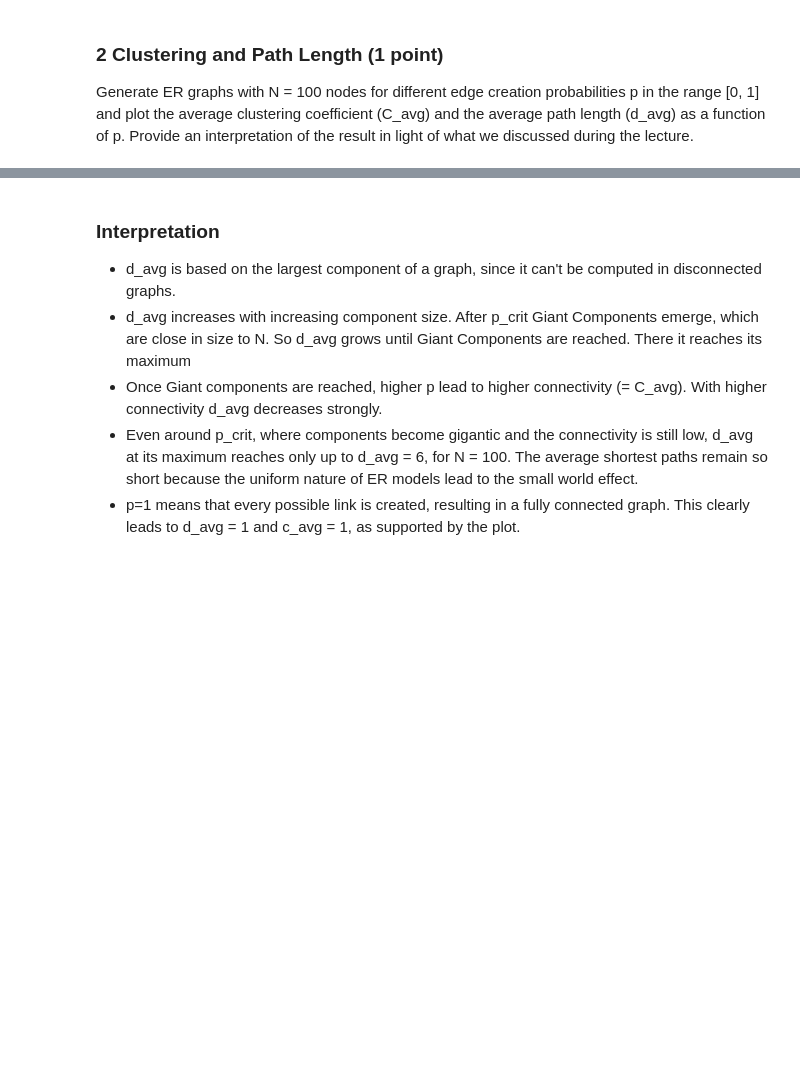
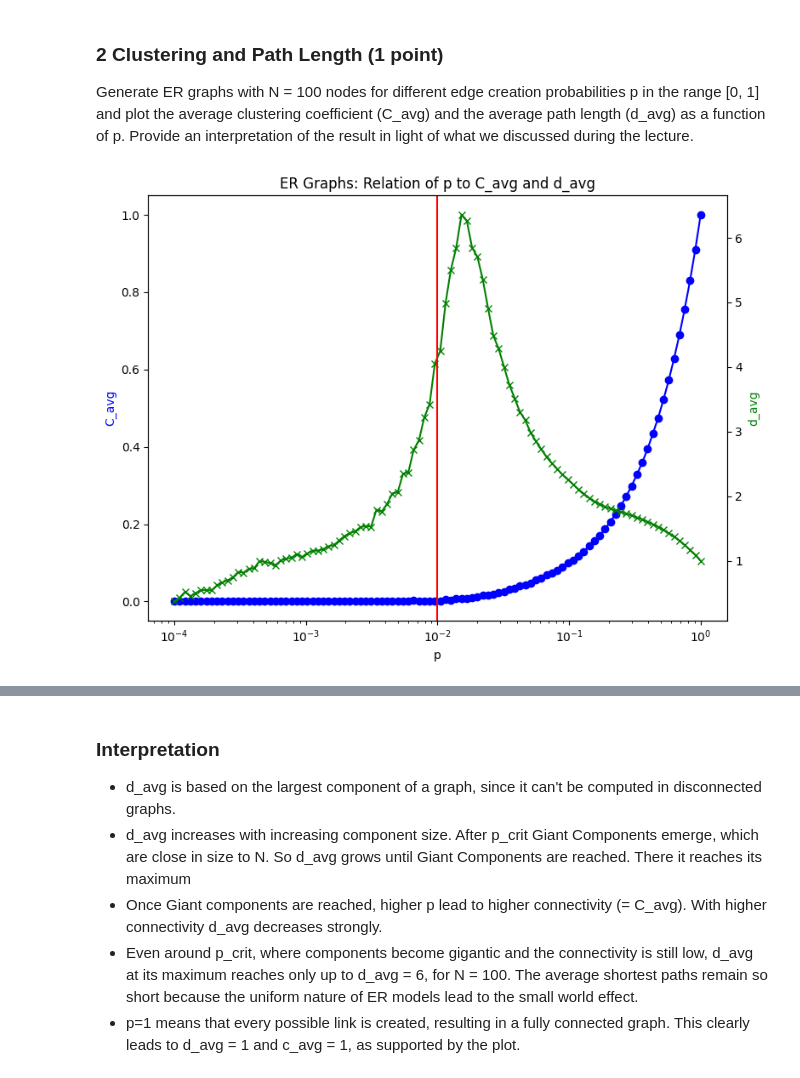
Before and after one commit to liamti5/UZH-Network-Science, a Jupyter notebook: a4/assignment4_Liam_Tessendorf_Maximilian_von_Willich.ipynb, the cells around one changed output, grey strips where cells are left out. Saved outputs shown, nothing was run; the diff lists cells and outputs as text; code cells hidden in the pictures; blank space fills up the shorter version.

```diff
--- a/a4/assignment4_Liam_Tessendorf_Maximilian_von_Willich.ipynb
+++ b/a4/assignment4_Liam_Tessendorf_Maximilian_von_Willich.ipynb
@@ -66,6 +98,44 @@ plot_p_vs_NLLC()
 # %% [markdown]
 ### 2 Clustering and Path Length (1 point)
 Generate ER graphs with N = 100 nodes for different edge creation probabilities p in the range [0, 1] and plot the average clustering coefficient (C_avg) and the average path length (d_avg) as a function of p. Provide an interpretation of the result in light of what we discussed during the lecture.
+# %%
+p_vals = np.logspace(-4, 0, 100)
+c_avg_list = []
+d_avg_list = []
+
+for p in p_vals:
+    N_G_list = []
+    c_list = []
+    d_list = []
+    for _ in range(100):
+        G = nx.erdos_renyi_graph(100, p)
+        c_avg = nx.average_clustering(G)
+        N_G = max(nx.connected_components(G), key=len)
+        d_avg = nx.average_shortest_path_length(G.subgraph(N_G))
+        c_list.append(c_avg)
+        d_list.append(d_avg)
+    c_avg_list.append(np.mean(c_list))
+    d_avg_list.append(np.mean(d_list))
+
+fig, ax1 = plt.subplots(figsize=(8, 6))
+
+# plot c_avg on subplot ax1
+ax1.plot(p_vals, c_avg_list, 'b', label="C_avg", marker='o')
+ax1.set_xlabel("p")
+ax1.set_xscale('log')
+ax1.set_ylabel("C_avg", color='b')
+
+# plot d_avg on subplot ax2
+ax2 = ax1.twinx()
+ax2.plot(p_vals, d_avg_list, 'g', label="d_avg", marker='x')
+ax2.set_ylabel("d_avg", color='g')
+
+plt.axvline(x=p_critical, color="r", label=f'p_c = {p_critical}')
+plt.title("ER Graphs: Relation of p to C_avg and d_avg")
+fig.tight_layout()
+plt.show()
+# %% [output]
+[figure, added]
 # %%
 def get_avg_values(N, p):
   reps = 100
```
Also changed, not shown: parts of 10 cells of this notebook, 1 other file.
